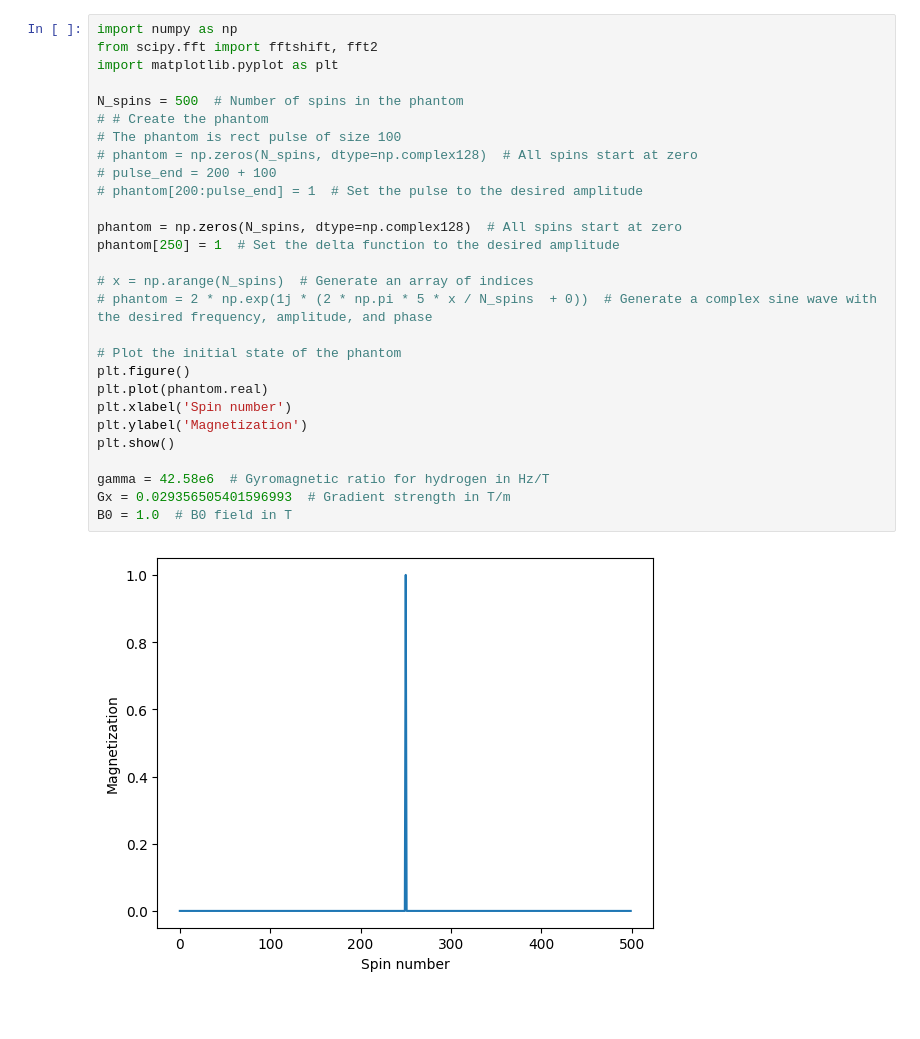
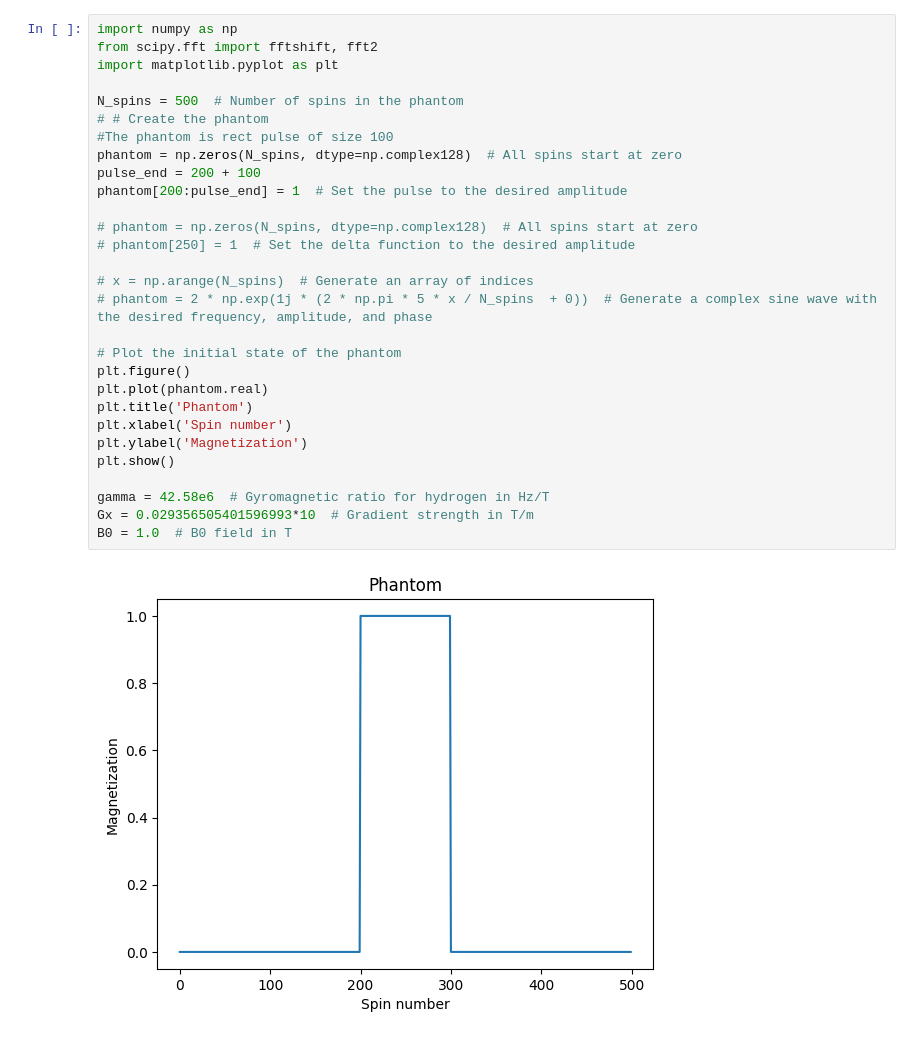
Before and after one commit to MaxStrey/Martinos_MR, a Jupyter notebook: Martinos_project/phantom_generation/phantom_3.ipynb, the cells around one changed output. Saved outputs shown, nothing was run; the diff lists cells and outputs as text; blank space fills up the shorter version.

Commit message:
Got phantom 3 and phantom 6

```diff
--- a/Martinos_project/phantom_generation/phantom_3.ipynb
+++ b/Martinos_project/phantom_generation/phantom_3.ipynb
@@ -1,33 +1,34 @@
 # %%
 import numpy as np
 from scipy.fft import fftshift, fft2
 import matplotlib.pyplot as plt
 
 N_spins = 500  # Number of spins in the phantom
 # # Create the phantom
-# The phantom is rect pulse of size 100
+#The phantom is rect pulse of size 100
+phantom = np.zeros(N_spins, dtype=np.complex128)  # All spins start at zero
+pulse_end = 200 + 100
+phantom[200:pulse_end] = 1  # Set the pulse to the desired amplitude
+
 # phantom = np.zeros(N_spins, dtype=np.complex128)  # All spins start at zero
-# pulse_end = 200 + 100
-# phantom[200:pulse_end] = 1  # Set the pulse to the desired amplitude
-
-phantom = np.zeros(N_spins, dtype=np.complex128)  # All spins start at zero
-phantom[250] = 1  # Set the delta function to the desired amplitude
+# phantom[250] = 1  # Set the delta function to the desired amplitude
 
 # x = np.arange(N_spins)  # Generate an array of indices
 # phantom = 2 * np.exp(1j * (2 * np.pi * 5 * x / N_spins  + 0))  # Generate a complex sine wave with the desired frequency, amplitude, and phase
 
 # Plot the initial state of the phantom
 plt.figure()
 plt.plot(phantom.real)
+plt.title('Phantom')
 plt.xlabel('Spin number')
 plt.ylabel('Magnetization')
 plt.show()
 
 gamma = 42.58e6  # Gyromagnetic ratio for hydrogen in Hz/T
-Gx = 0.029356505401596993  # Gradient strength in T/m
+Gx = 0.029356505401596993*10  # Gradient strength in T/m
 B0 = 1.0  # B0 field in T
 # %% [output]
-[figure, old version]
+[figure, new version]
 # %%
 # RF pulse
 angle = np.pi / 2  # 90 degree flip
```
Also changed, not shown: parts of 6 cells of this notebook, 1 other file.
